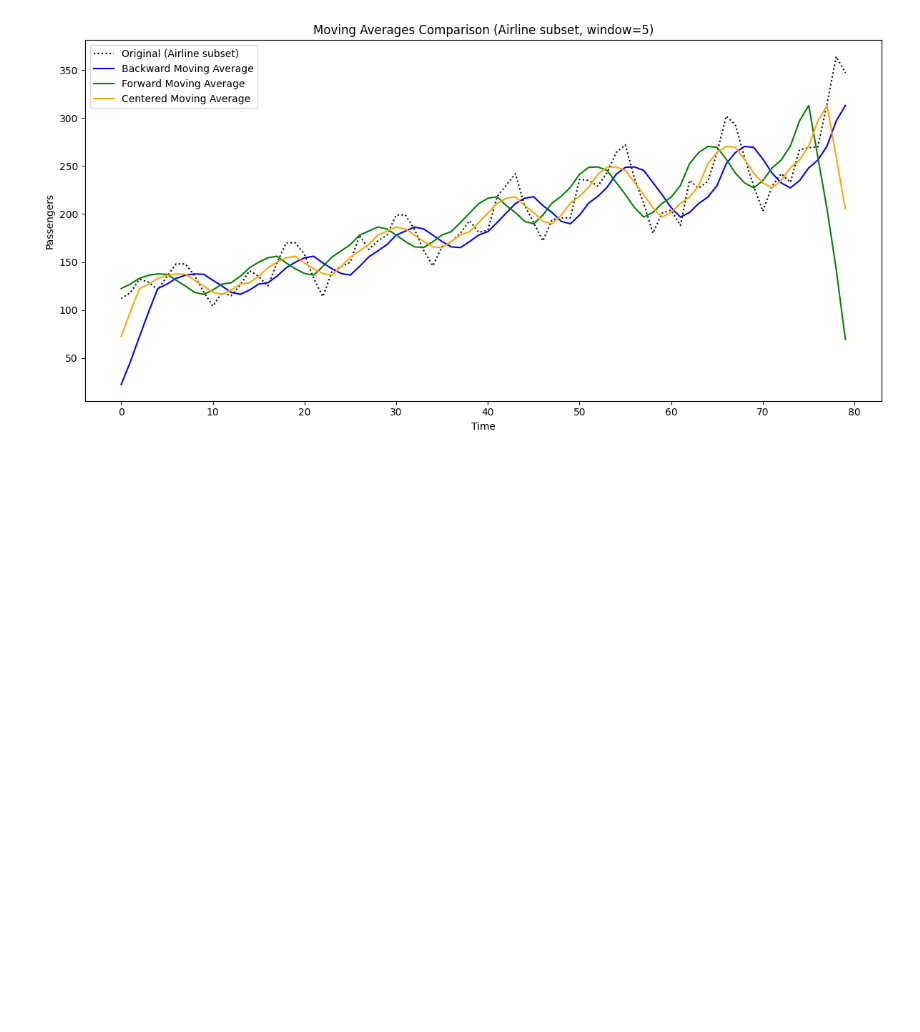
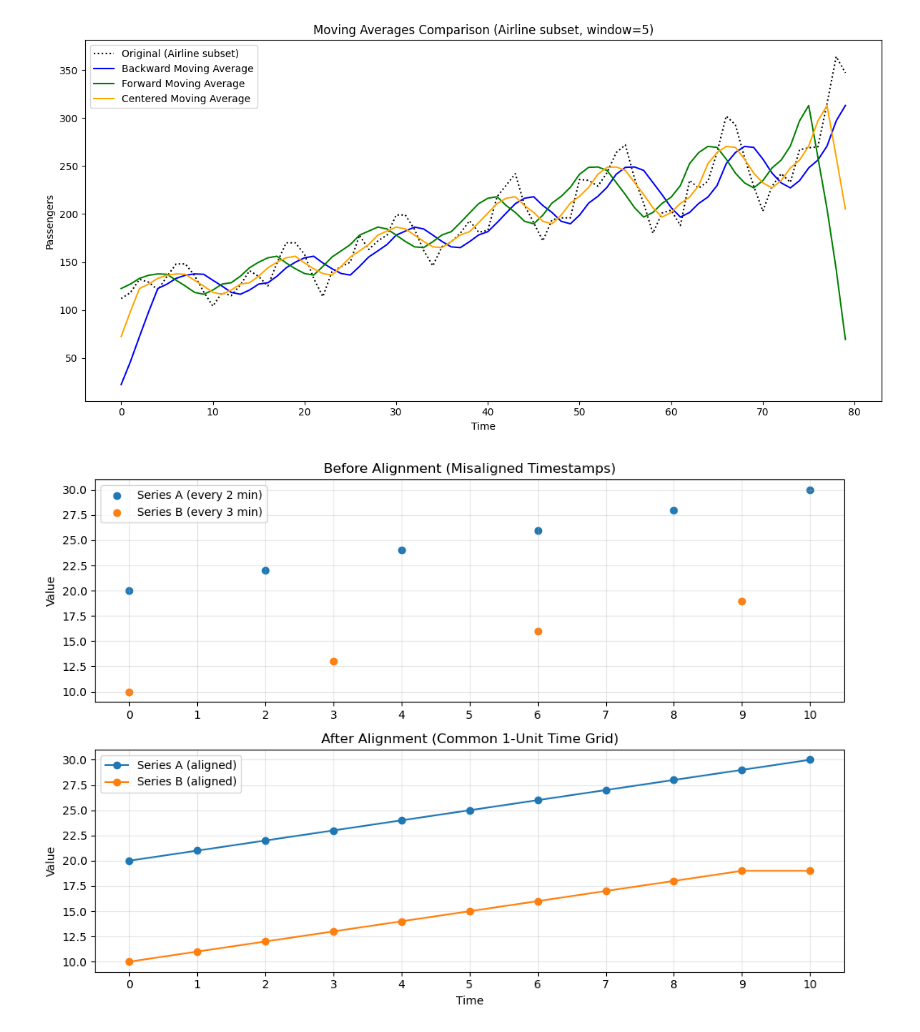
Before and after one commit to NetManAIOps/sktime, a Jupyter notebook: lectures/lec2/Preprocessing_Techniques.ipynb, the cells around one changed output. Drawn from its saved outputs; the diff is of its cells as text; code cells hidden in the pictures; blank space fills up the shorter version.

```diff
--- a/lectures/lec2/Preprocessing_Techniques.ipynb
+++ b/lectures/lec2/Preprocessing_Techniques.ipynb
@@ -116,3 +116,54 @@ plt.tight_layout()
 plt.show()
 # %% [output]
 [figure]
+# %%
+import numpy as np
+import matplotlib.pyplot as plt
+
+# Define common time grid
+grid = np.arange(0, 11, 1)
+
+# Irregular sampling timestamps
+A_time = np.array([0, 2, 4, 6, 8, 10])
+B_time = np.array([0, 3, 6, 9])
+
+# Example values (designed to avoid crossing)
+A_values = np.array([20, 22, 24, 26, 28, 30])
+B_values = np.array([10, 13, 16, 19])
+
+# Create figure with two subplots
+fig, axes = plt.subplots(2, 1, figsize=(10, 7), sharex=True)
+
+# -------------------
+# BEFORE ALIGNMENT
+# -------------------
+axes[0].scatter(A_time, A_values, marker='o', label="Series A (every 2 min)")
+axes[0].scatter(B_time, B_values, marker='o', label="Series B (every 3 min)")
+
+axes[0].set_title("Before Alignment (Misaligned Timestamps)")
+axes[0].set_ylabel("Value")
+axes[0].set_xticks(grid)
+axes[0].tick_params(labelbottom=True)  # Show x-axis labels on top subplot
+axes[0].grid(True, alpha=0.3)
+axes[0].legend()
+
+# -------------------
+# AFTER ALIGNMENT
+# -------------------
+A_aligned = np.interp(grid, A_time, A_values)
+B_aligned = np.interp(grid, B_time, B_values)
+
+axes[1].plot(grid, A_aligned, marker='o', label="Series A (aligned)")
+axes[1].plot(grid, B_aligned, marker='o', label="Series B (aligned)")
+
+axes[1].set_title("After Alignment (Common 1-Unit Time Grid)")
+axes[1].set_xlabel("Time")
+axes[1].set_ylabel("Value")
+axes[1].set_xticks(grid)
+axes[1].grid(True, alpha=0.3)
+axes[1].legend()
+
+plt.tight_layout()
+plt.show()
+# %% [output]
+[figure, added]
```
Also changed, not shown: parts of 1 cell of this notebook.
